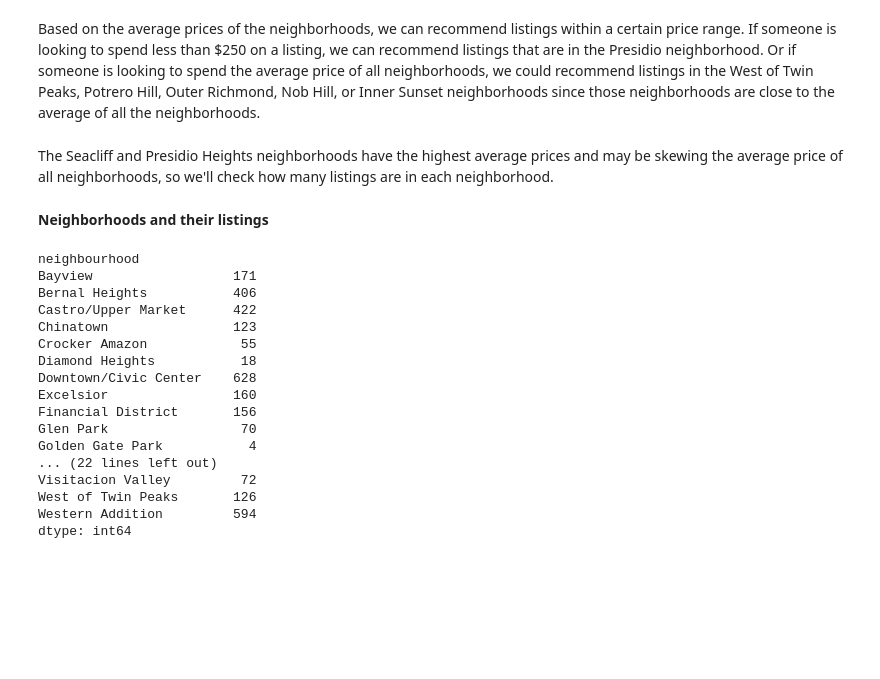
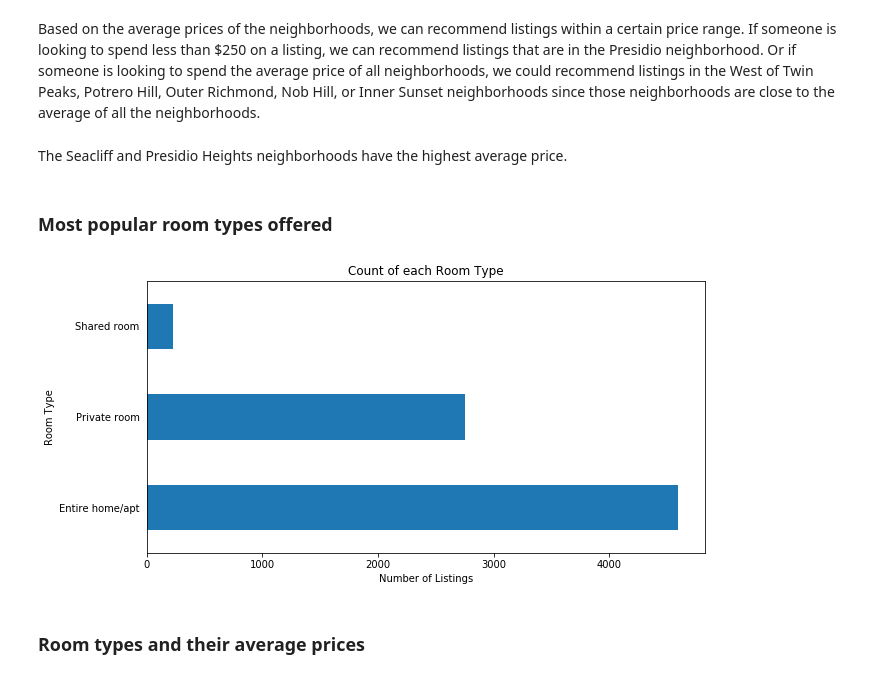
Before and after one commit to pauulkim/Fast-Food-Restaurants-Across-America, a Jupyter notebook: San Francisco Airbnb Activity.ipynb, the cells around one changed output. Cells and saved outputs as stored; diff of their text form; code cells hidden in the pictures; blank space fills up the shorter version.

```diff
--- a/San Francisco Airbnb Activity.ipynb
+++ b/San Francisco Airbnb Activity.ipynb
@@ -192,27 +192,16 @@ plt.tick_params(left=False)
 # %% [markdown]
 Based on the average prices of the neighborhoods, we can recommend listings within a certain price range. If someone is looking to spend less than $250 on a listing, we can recommend listings that are in the Presidio neighborhood. Or if someone is looking to spend the average price of all neighborhoods, we could recommend listings in the West of Twin Peaks, Potrero Hill, Outer Richmond, Nob Hill, or Inner Sunset neighborhoods since those neighborhoods are close to the average of all the neighborhoods.
 # %% [markdown]
-The Seacliff and Presidio Heights neighborhoods have the highest average prices and may be skewing the average price of all neighborhoods, so we'll check how many listings are in each neighborhood.
+The Seacliff and Presidio Heights neighborhoods have the highest average price.
+# %% [markdown]
+### Most popular room types offered
+# %%
+popular_rooms = listings_summary.groupby('room_type').size()
+popular_rooms.plot.barh(title='Count of each Room Type', figsize=(10,5), legend=False)
+plt.xlabel('Number of Listings')
+plt.ylabel('Room Type')
+plt.tick_params(left=False)
+# %% [output]
+[figure, added]
 # %% [markdown]
-**Neighborhoods and their listings**
+### Room types and their average prices
-# %%
-n_count = listings_summary.groupby('neighbourhood').size()
-n_count
-# %% [output]
-neighbourhood
-Bayview                  171
-Bernal Heights           406
-Castro/Upper Market      422
-Chinatown                123
-Crocker Amazon            55
-Diamond Heights           18
-Downtown/Civic Center    628
-Excelsior                160
-Financial District       156
-Glen Park                 70
-Golden Gate Park           4
-... (22 lines left out)
-Visitacion Valley         72
-West of Twin Peaks       126
-Western Addition         594
-dtype: int64
```
Also changed, not shown: parts of 3 cells of this notebook.
